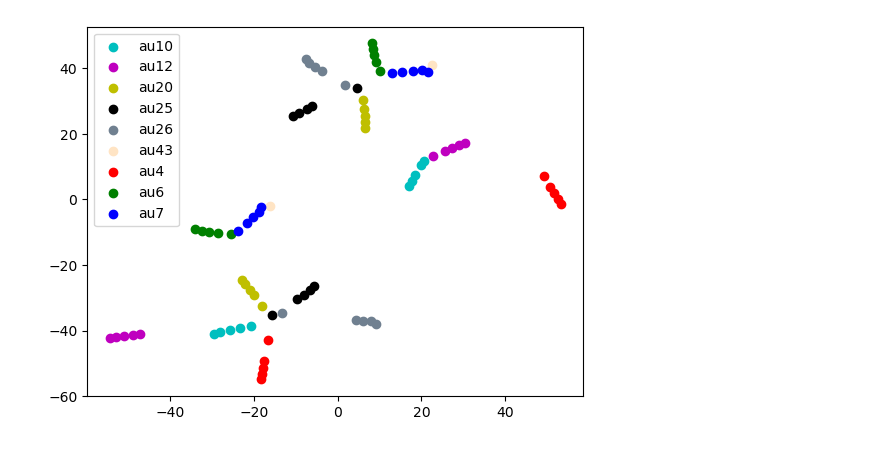
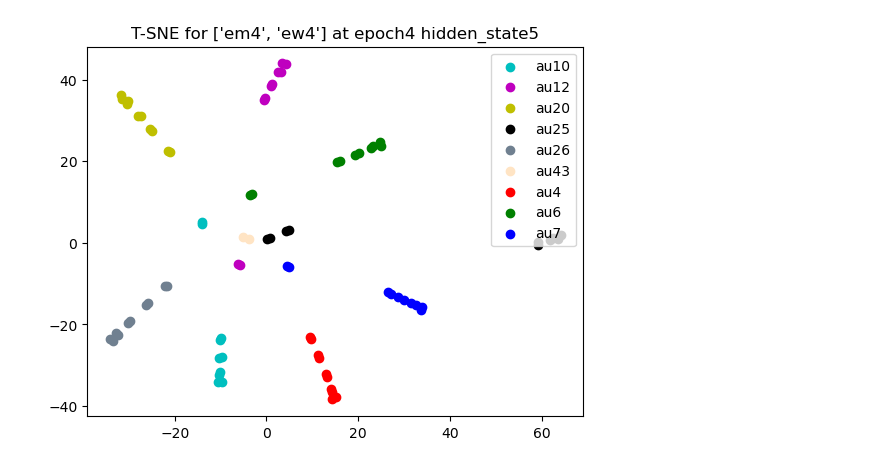
Before and after one commit to hiyuantang/FAU_Dataset, a Jupyter notebook: code/vis_tnse.ipynb, the cells around one changed output. Cells and saved outputs as stored; diff of their text form; code cells hidden in the pictures.

```diff
--- a/code/vis_tnse.ipynb
+++ b/code/vis_tnse.ipynb
@@ -7,6 +7,13 @@ from torchvision import datasets, models, transforms
 from vgg_face import *
 from FAUDataset import *
 import matplotlib.pyplot as plt
+# %%
+hidden_state_index = 5
+num_classes = 10
+batch_size = 32
+checkpoint_path = 'C:/Users/Yuan/Downloads/models_r16/checkpoint_epoch4.pth'
+dataset_root = 'C:/Users/Yuan/Datasets/FAU'
+test_subjects = ['em4', 'ew4']
 # %%
 data_transforms = {
         'test': transforms.Compose([
@@ -22,11 +29,6 @@ def set_parameter_requires_grad(model, feature_extracting):
     for param in model.parameters():
         param.requires_grad = False if feature_extracting else True
 
-hidden_state_index = 0
-num_classes = 10
-batch_size = 32
-checkpoint_path = 'C:/Users/Yuan/Downloads/models_r16/checkpoint_epoch49.pth'
-dataset_root = 'C:/Users/Yuan/Datasets/FAU'
 device = torch.device('cuda' if torch.cuda.is_available() else 'mps' if torch.backends.mps.is_available() else 'cpu')
 
 model = VGG_16()
@@ -35,7 +37,6 @@ num_ftrs = model.fc8.in_features
 model.fc8 = nn.Linear(num_ftrs, num_classes)
 model.load_state_dict(torch.load(checkpoint_path), strict=False)
 
-test_subjects = ['em10', 'ew10']
 test_dataset = FAUDataset(dataset_root, subjects = test_subjects, transform=data_transforms['test'])
 test_loader = torch.utils.data.DataLoader(test_dataset, batch_size=batch_size, shuffle=False)
 
@@ -62,26 +63,27 @@ img_index, label_index = np.nonzero(label_test[:, 1:])
 # %%
 fig = plt.figure()
 ax = fig.add_subplot(111)
 
 labels_plt = {0:'au4', 1:'au6', 2:'au7', 3:'au10', 4:'au12', 5:'au20', 6:'au25', 7:'au26', 8:'au43'}
 color_plt = {0:'r', 1:'g', 2:'b', 3:'c', 4:'m', 5:'y', 6:'k', 7:'slategrey', 8:'bisque'}
 img_index, label_index = np.nonzero(label_test[:, 1:])
 
 for i in range(X_embedded.shape[0]):
     try:
         ax.scatter(X_embedded[i,0], X_embedded[i,1], c=color_plt[label_index[list(img_index).index(i)]], label=labels_plt[label_index[list(img_index).index(i)]])
     except:
         pass
 
 # build a legend using the labels we set previously
 handles, labels = ax.get_legend_handles_labels()
 handle_list, label_list = [], []
 for handle, label in zip(handles, labels):
     if label not in label_list:
         handle_list.append(handle)
         label_list.append(label)
 plt.legend(handle_list, label_list)
 # finally, show the plot
+plt.title('T-SNE for '+str(test_subjects)+' at '+checkpoint_path[checkpoint_path.index('epoch'):checkpoint_path.index('.')]+' '+'hidden_state'+str(hidden_state_index))
 plt.show()
 # %% [output]
-[figure, old version]
+[figure, new version]
```
Also changed, not shown: 32 other files.
